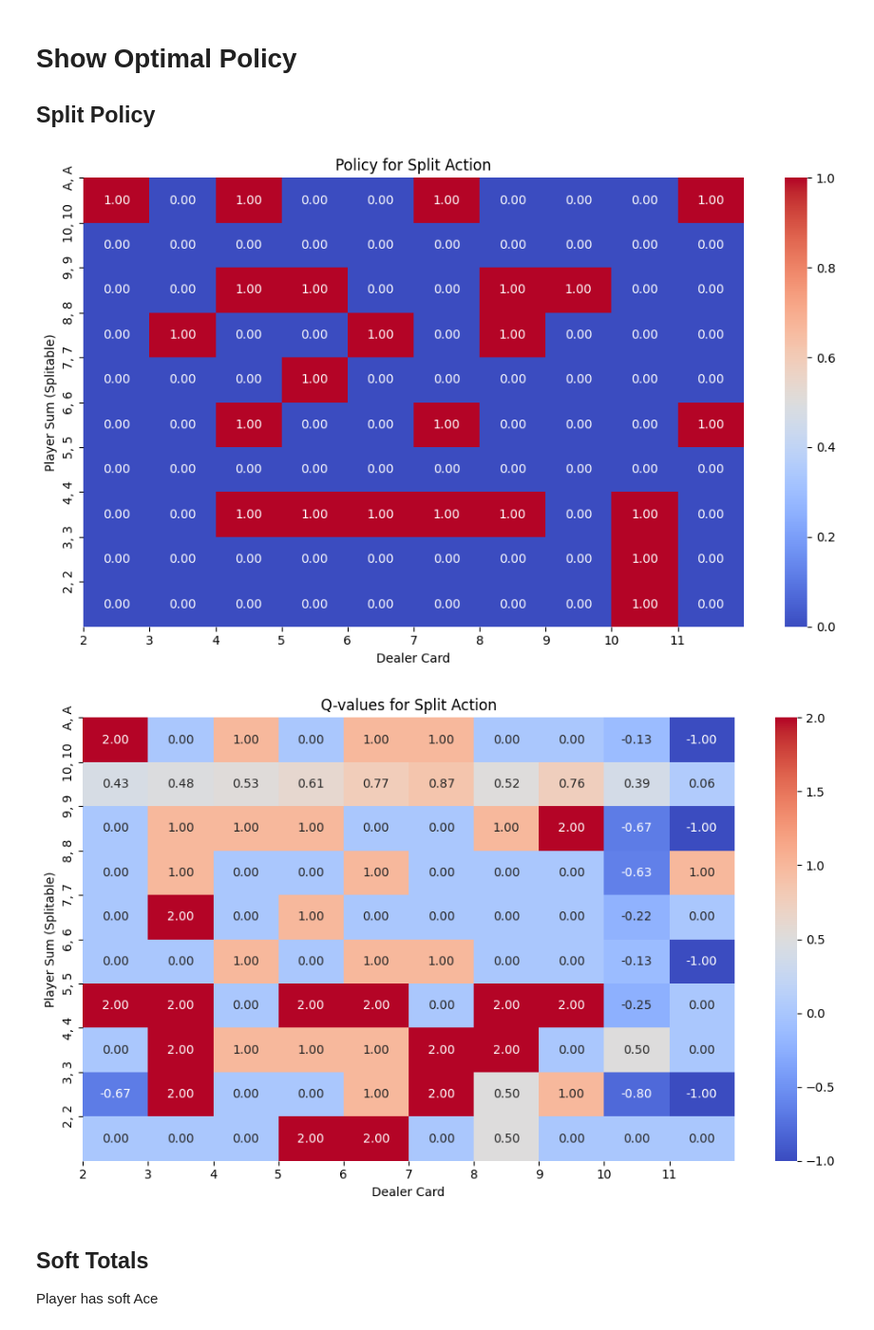
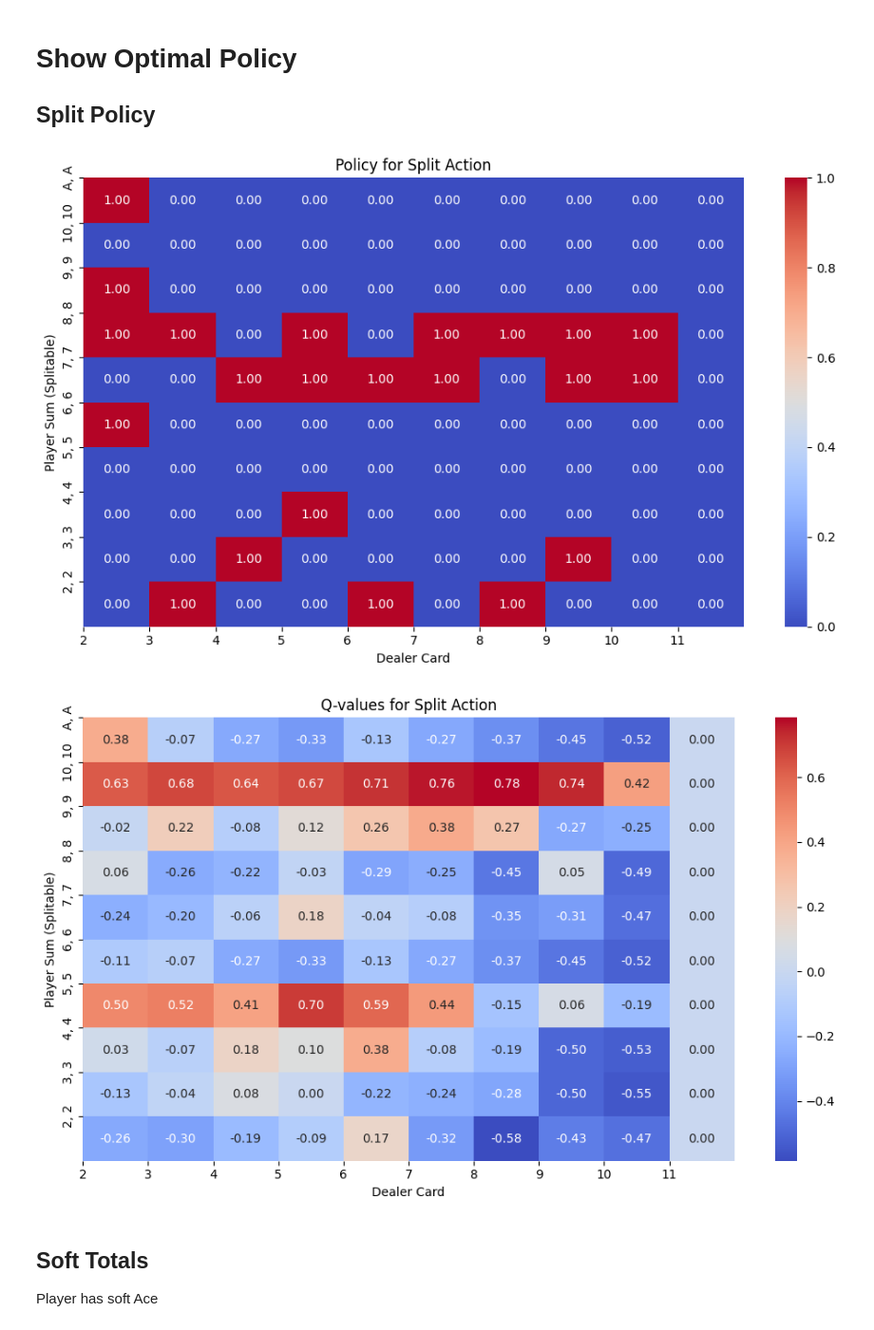
Before and after one commit to Horizon-42/black_jack, a Jupyter notebook: analysis.ipynb, the cells around one changed output. Shown at 95% size. Saved outputs shown, nothing was run; the diff lists cells and outputs as text; code cells hidden in the pictures.

```diff
--- a/analysis.ipynb
+++ b/analysis.ipynb
@@ -20,5 +27,4 @@ with open(f"{save_path}/Q.pkl", "rb") as f:
 # %%
-from models.utils import BaseState, Action
 import numpy as np
 # plotting
 import matplotlib.pyplot as plt
@@ -37,7 +43,8 @@ for action in [Action.Stand, Action.Hit, Action.Double]:
                 player_sum=player_sum,
                 dealer_card=dealer_card_value,
                 usible_ace=False,
-                splitable=False
+                splitable=False,
+                can_double=True,
             )
             if state in Q and action in Q[state]:
                 action_tables[action][i, j] = Q[state][action]
@@ -83,40 +90,43 @@ for i, player_sum in enumerate(splitable_player_sums):
             player_sum=player_sum,
             dealer_card=dealer_card_value,
             usible_ace=has_ace,
-            splitable=True
+            splitable=True,
+            can_double=True
         )
         action  = policy.get(state)
+        if action is None:
+            continue
         split_policy[i, j] = action == Action.Split
         if action not in Q[state]:
             print(state, action, "Not possible?")
             continue
         split_policy_values[i, j] = Q[state][action]
 
 plt.figure(figsize=(10, 6))
 ax = sns.heatmap(split_policy, annot=True, fmt=".2f", cmap='coolwarm', cbar=True,
             xticklabels=dealer_cards, yticklabels=splitable_player_sum_labels)
 
 plt.title('Policy for Split Action')
 plt.xlabel('Dealer Card')
 plt.ylabel('Player Sum (Splitable)')
 plt.xticks(ticks=np.arange(len(dealer_cards)), labels=dealer_cards)
 plt.yticks(ticks=np.arange(len(splitable_player_sums)), labels=splitable_player_sum_labels)
 plt.tight_layout()
 
 plt.figure(figsize=(10, 6))
 sns.heatmap(split_policy_values, annot=True, fmt=".2f", cmap='coolwarm', cbar=True,
             xticklabels=dealer_cards, yticklabels=splitable_player_sums)
 plt.title('Q-values for Split Action')
 plt.xlabel('Dealer Card')
 plt.ylabel('Player Sum (Splitable)')
 plt.xticks(ticks=np.arange(len(dealer_cards)), labels=dealer_cards)
 plt.yticks(ticks=np.arange(len(splitable_player_sums)), labels=splitable_player_sum_labels)
 plt.tight_layout()
 
 plt.show()
 # %% [output]
-[figure, old version]
+[figure, new version]
-[figure, old version]
+[figure, new version]
 # %% [markdown]
 ## Soft Totals
 Player has soft Ace
```
Also changed, not shown: parts of 4 cells of this notebook, 4 other files.
